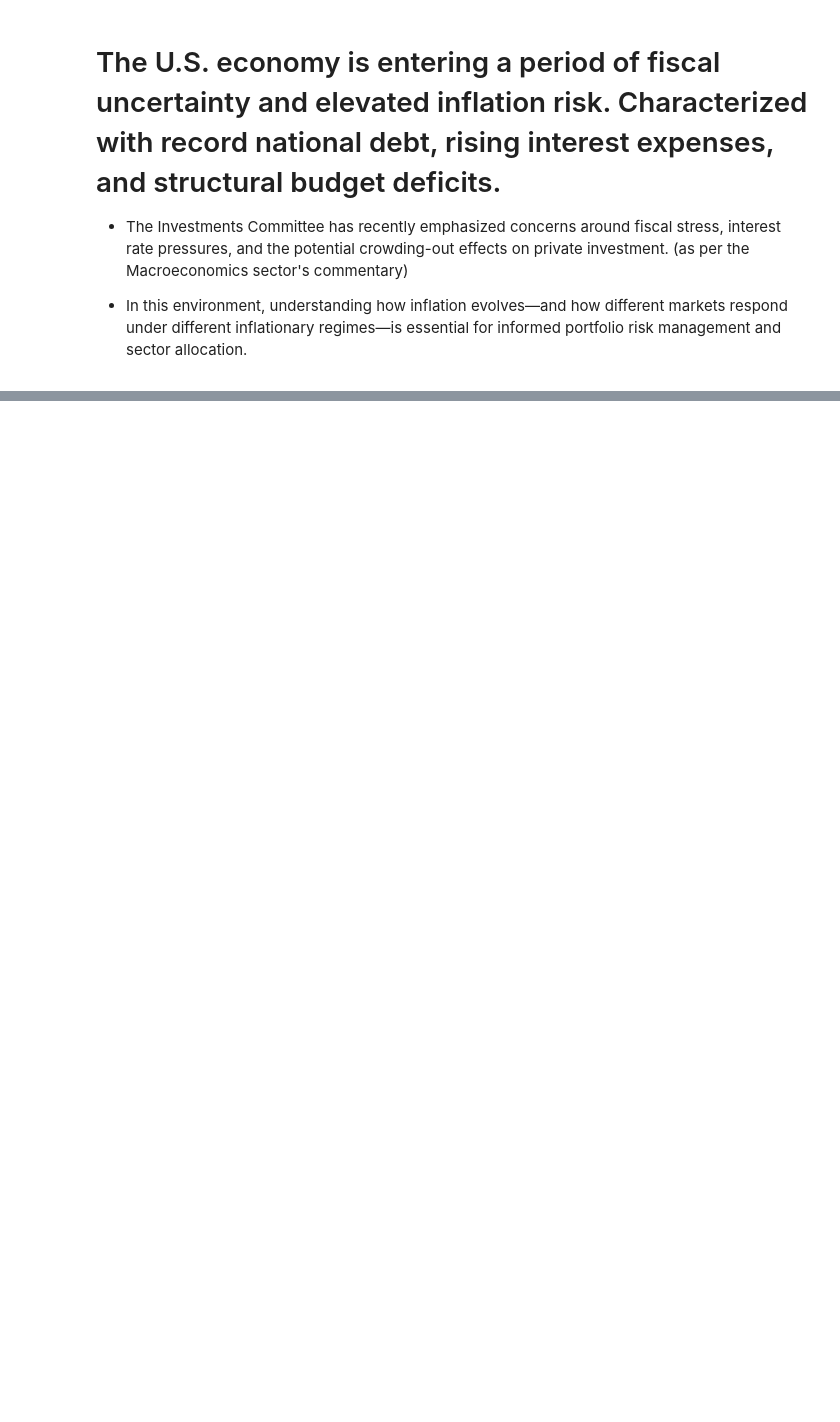
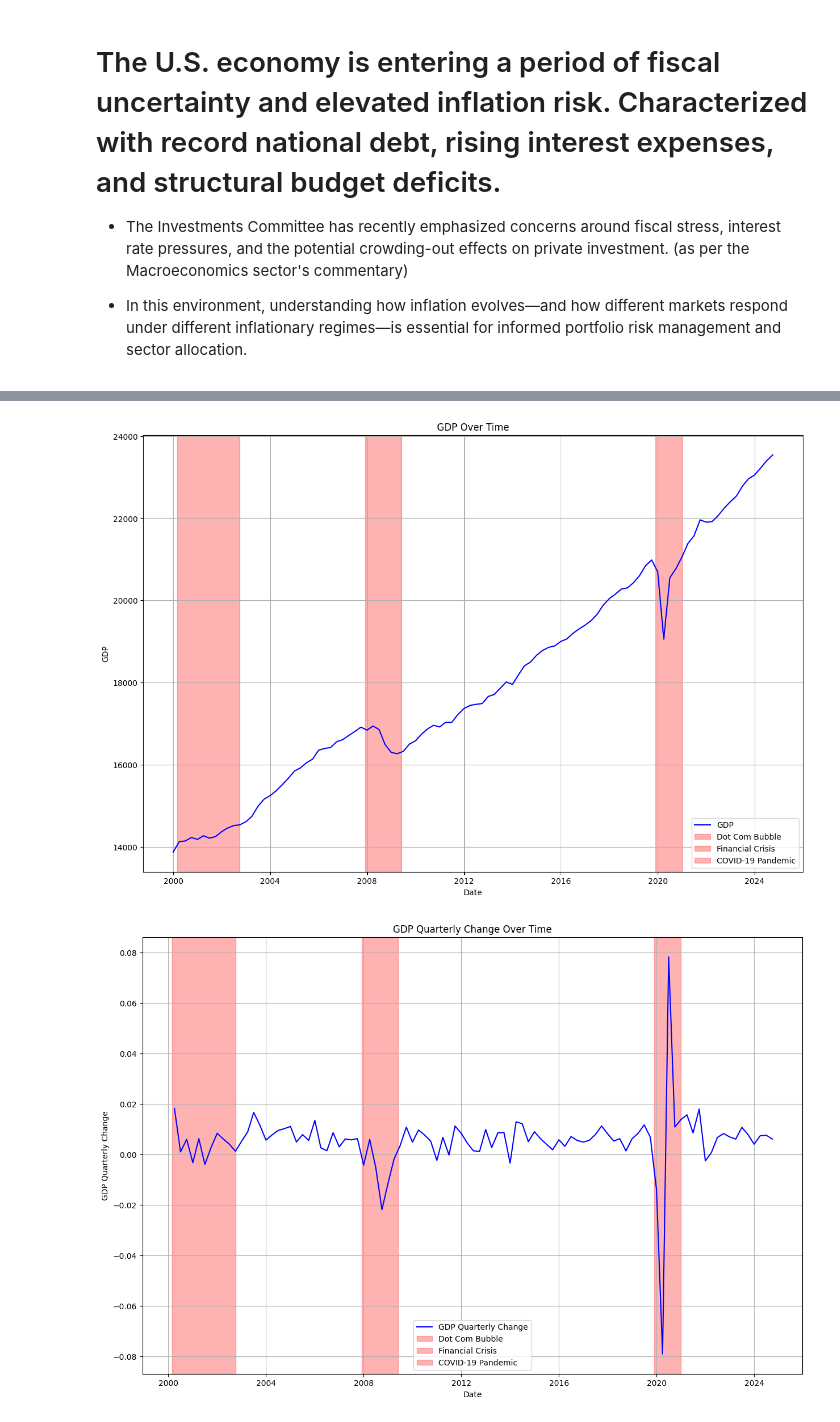
Before and after one commit to JackDamato/IC-Quant-Final-Project, a Jupyter notebook: JackDamatoFinal.ipynb, the cells around one changed output, grey strips where cells are left out. Drawn from its saved outputs; the diff is of its cells as text; code cells hidden in the pictures; blank space fills up the shorter version.

```diff
--- a/JackDamatoFinal.ipynb
+++ b/JackDamatoFinal.ipynb
@@ -30,0 +140,29 @@ import numpy as np
+# %%
+# Now lets look at the GDP
+plt.figure(figsize=(15, 10))
+plt.plot(GDP["DATE"], GDP["GDPC1"], label="GDP", color="blue")
+for label, (start, end) in notable_date_ranges.items():
+    plt.axvspan(pd.to_datetime(start), pd.to_datetime(end), color='red', alpha=0.3, label=label)
+
+plt.title("GDP Over Time")
+plt.xlabel("Date")
+plt.ylabel("GDP")
+plt.legend()
+plt.grid()
+plt.show()
+
+# Now lets look at the change in GDP
+plt.figure(figsize=(15, 10))
+plt.plot(GDP_quarterly_change["DATE"], GDP_quarterly_change["GDP"], label="GDP Quarterly Change", color="blue")
+for label, (start, end) in notable_date_ranges.items():
+    plt.axvspan(pd.to_datetime(start), pd.to_datetime(end), color='red', alpha=0.3, label=label)
+
+plt.title("GDP Quarterly Change Over Time")
+plt.xlabel("Date")
+plt.ylabel("GDP Quarterly Change")
+plt.legend()
+plt.grid()
+plt.show()
+# %% [output]
+[figure, added]
+[figure, added]
```
Also changed, not shown: parts of 7 cells of this notebook, 4 other files.
